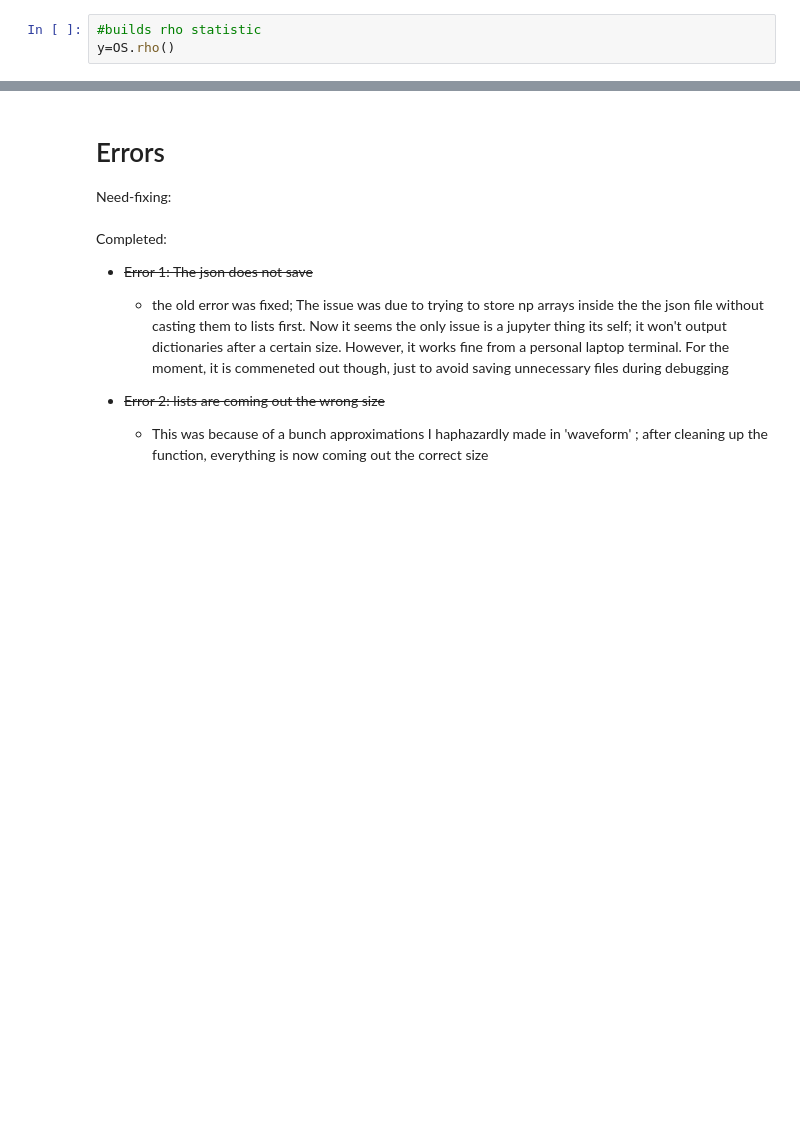
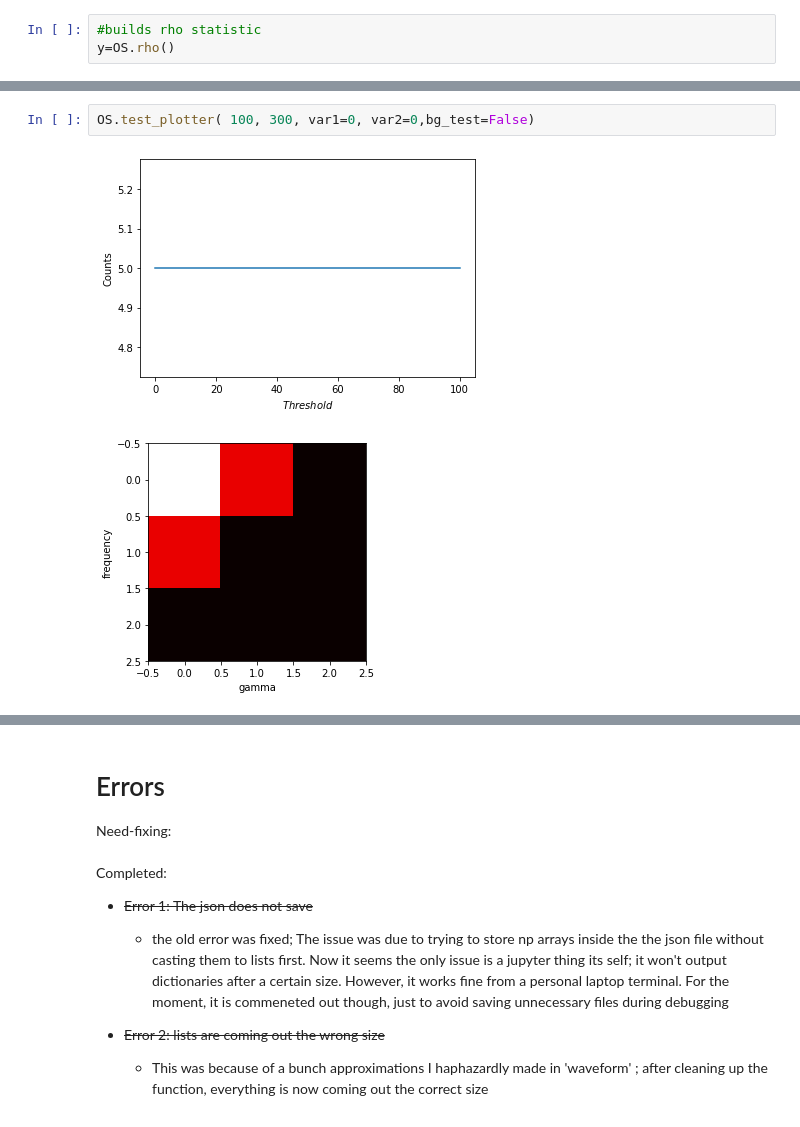
Before and after one commit to mickbrawler/Waveforms, a Jupyter notebook: OnSource_part_1.ipynb, the cells around one changed output, grey strips where cells are left out. Cells and saved outputs as stored; diff of their text form; blank space fills up the shorter version.

```diff
--- a/OnSource_part_1.ipynb
+++ b/OnSource_part_1.ipynb
@@ -843,3 +825,8 @@ OS.test_plotter( 10, 300, var1=0, var2=0,bg_test=False)
+# %%
+OS.test_plotter( 100, 300, var1=0, var2=0,bg_test=False)
+# %% [output]
+[figure, added]
+[figure, added]
 # %%
 #scatter plot of fails & passes given threshold t
 
```
Also changed, not shown: parts of 26 cells of this notebook.
